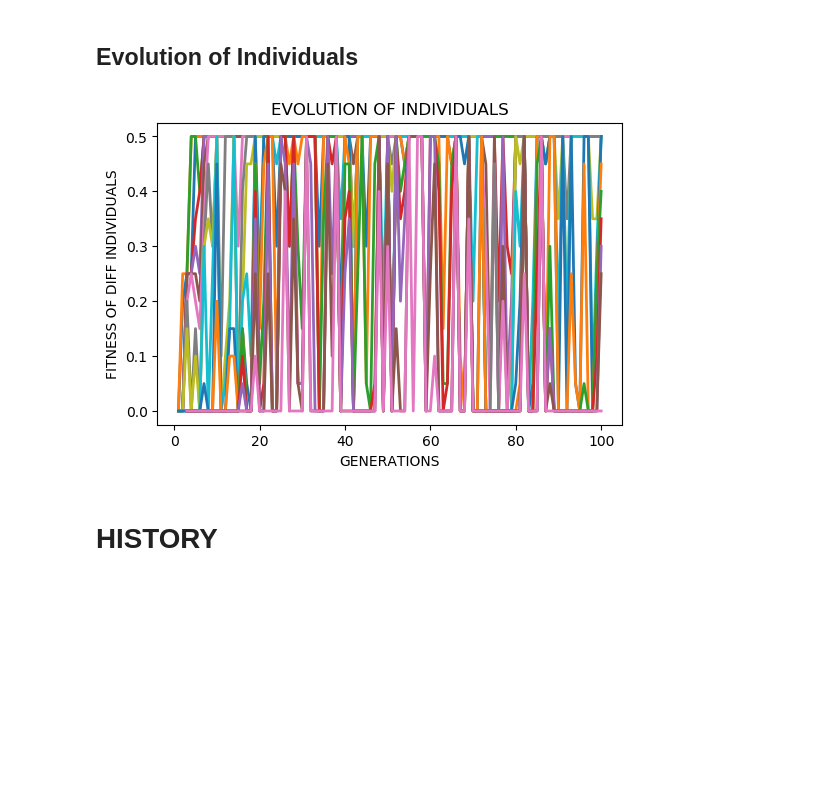
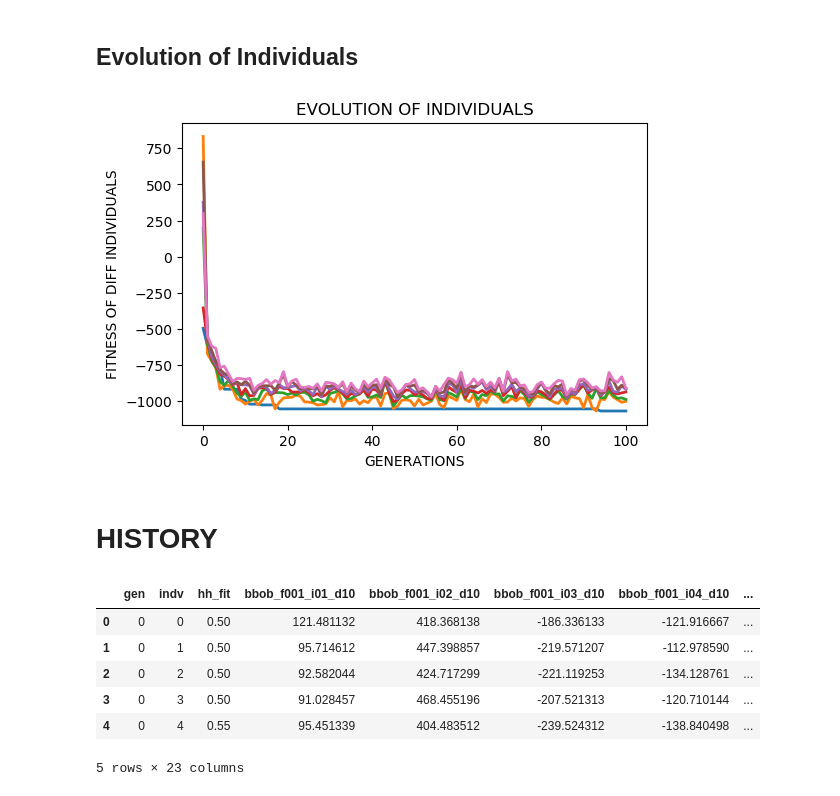
Before and after one commit to jair-pereira/GECCO19, a Jupyter notebook: src/vis_data.ipynb, the cells around one changed output. Drawn from its saved outputs; the diff is of its cells as text; code cells hidden in the pictures; blank space fills up the shorter version.

```diff
--- a/src/vis_data.ipynb
+++ b/src/vis_data.ipynb
@@ -62,7 +80,7 @@ plt.savefig(output_path+"pop_evo.png", dpi=250)
 rcParams['figure.dpi'] = 100
 
 x = "GENERATIONS"
-y = data_log.columns[3:20]
+y = data_log.columns[3:10]
 
 _, ax = plt.subplots()
 ax.plot(data_log[x], data_log[y], lw = 2)
@@ -75,14 +93,23 @@ ax.set_ylabel("FITNESS OF DIFF INDIVIDUALS")
 
 plt.savefig(output_path+"indv_evo.png", dpi=250)
 # %% [output]
-[figure, old version]
+[figure, new version]
 # %% [markdown]
 # HISTORY
 # %%
-file_path = experiment_path+experiment_name+"\\history.csv"
+file_path = experiment_path+experiment_name+"/history.csv"
 
 #load data
 data_his_raw = pd.read_csv(file_path)
+data_his_raw.head()
+# %% [output]
+|  | gen | indv | hh_fit | bbob_f001_i01_d10 | bbob_f001_i02_d10 | bbob_f001_i03_d10 | bbob_f001_i04_d10 | ... |
+| 0 | 0 | 0 | 0.50 | 121.481132 | 418.368138 | -186.336133 | -121.916667 | ... |
+| 1 | 0 | 1 | 0.50 | 95.714612 | 447.398857 | -219.571207 | -112.978590 | ... |
+| 2 | 0 | 2 | 0.50 | 92.582044 | 424.717299 | -221.119253 | -134.128761 | ... |
+| 3 | 0 | 3 | 0.50 | 91.028457 | 468.455196 | -207.521313 | -120.710144 | ... |
+| 4 | 0 | 4 | 0.55 | 95.451339 | 404.483512 | -239.524312 | -138.840498 | ... |
+5 rows × 23 columns
 # %%
 data_hist = pd.DataFrame(columns=["PROBLEM", "GENERATION", "MIN"])
 problems = data_his_raw.columns[3:]
```
Also changed, not shown: parts of 9 cells of this notebook, 1 other file.
